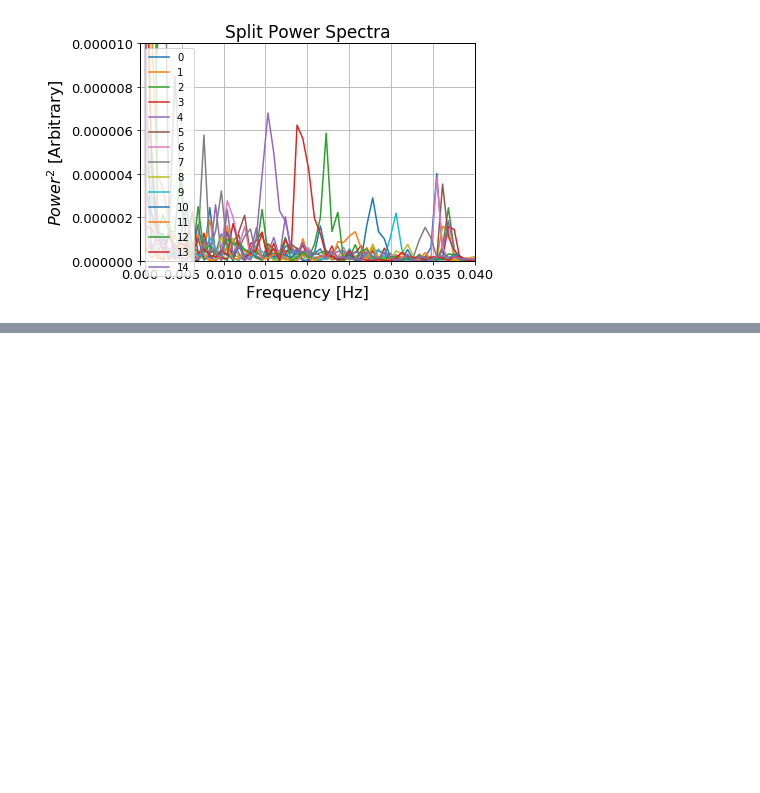
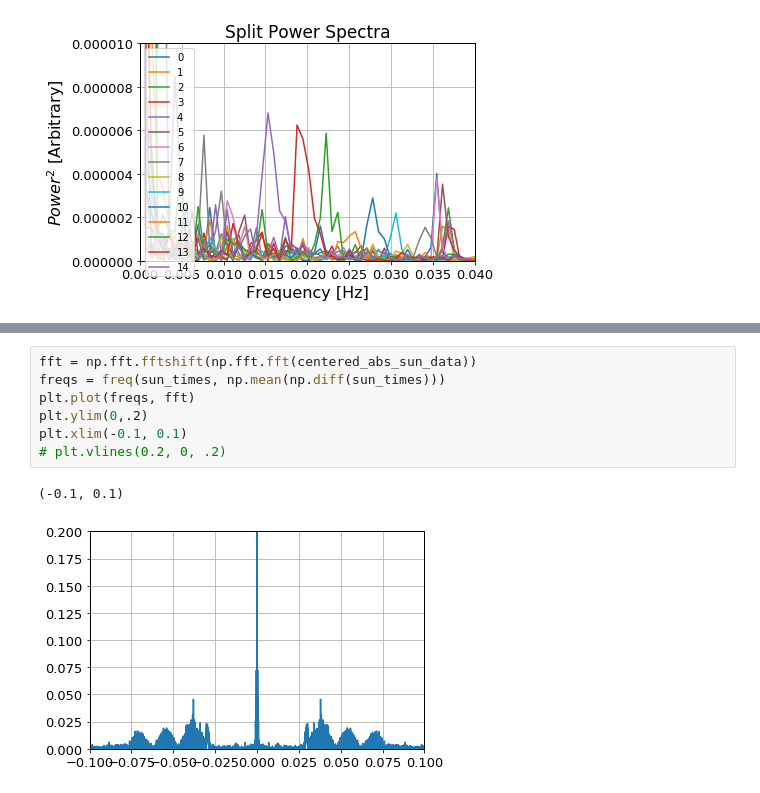
Before and after one commit to James11222/radiolab_repo, a Jupyter notebook: lab3/Emily/lab3.ipynb, the cells around one changed output, grey strips where cells are left out. Saved outputs shown, nothing was run; the diff lists cells and outputs as text; blank space fills up the shorter version.

```diff
--- a/lab3/Emily/lab3.ipynb
+++ b/lab3/Emily/lab3.ipynb
@@ -153,0 +184,10 @@ Text(0.5, 1.0, 'Split Power Spectra')
+# %%
+fft = np.fft.fftshift(np.fft.fft(centered_abs_sun_data))
+freqs = freq(sun_times, np.mean(np.diff(sun_times)))
+plt.plot(freqs, fft)
+plt.ylim(0,.2)
+plt.xlim(-0.1, 0.1)
+# plt.vlines(0.2, 0, .2)
+# %% [output]
+(-0.1, 0.1)
+[figure, added]
```
Also changed, not shown: parts of 15 cells of this notebook, 1 other file.
